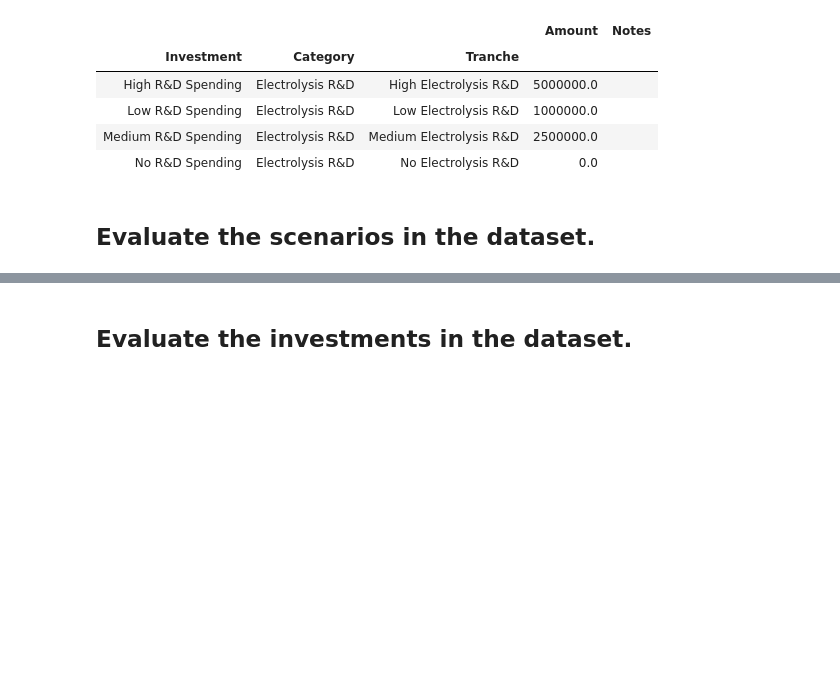
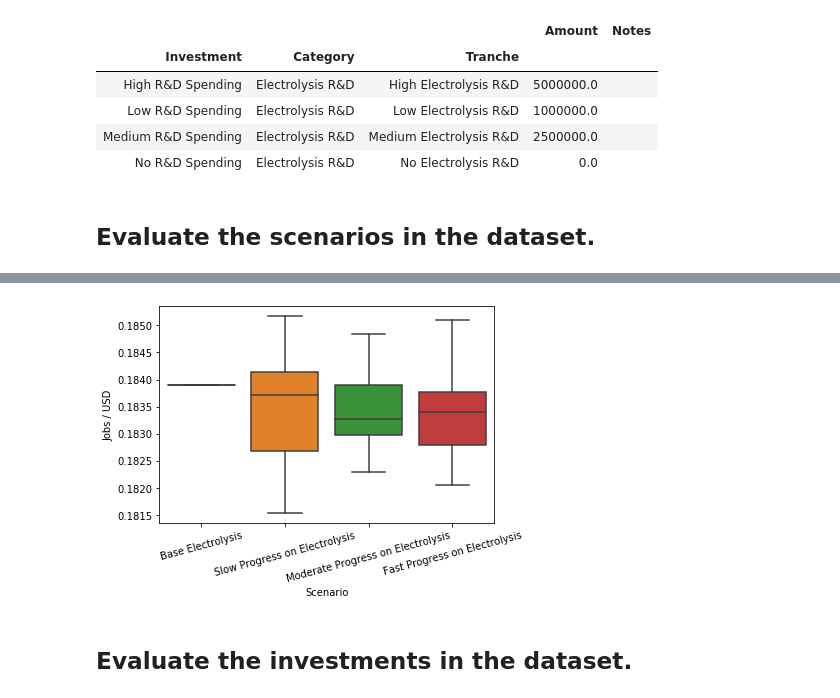
Before and after one commit to NREL/tyche, a Jupyter notebook: framework/code/investment-example.ipynb, the cells around one changed output, grey strips where cells are left out. Drawn from its saved outputs; the diff is of its cells as text; code cells hidden in the pictures; blank space fills up the shorter version.

Commit message:
made simple-electrolysis example more interesting

```diff
--- a/framework/code/investment-example.ipynb
+++ b/framework/code/investment-example.ipynb
@@ -139,4 +140,4 @@ investments.investments
 # %% [markdown]
 ## Evaluate the scenarios in the dataset.
 # %%
-scenario_results = designs.evaluate_scenarios(sample_count=3)
+scenario_results = designs.evaluate_scenarios(sample_count=50)
@@ -164,3 +165,14 @@ scenario_results
+# %%
+g = sb.boxplot(
+    x="Scenario",
+    y="Value",
+    data=scenario_results.xs("Cost", level="Variable").reset_index()[["Scenario", "Value"]],
+    order=["Base Electrolysis", "Slow Progress on Electrolysis", "Moderate Progress on Electrolysis", "Fast Progress on Electrolysis"]
+)
+g.set(ylabel="Jobs / USD")
+g.set_xticklabels(g.get_xticklabels(), rotation=15);
+# %% [output]
+[figure, added]
 # %% [markdown]
 ## Evaluate the investments in the dataset.
 # %%
```
Also changed, not shown: parts of 7 cells of this notebook, 3 other files.
